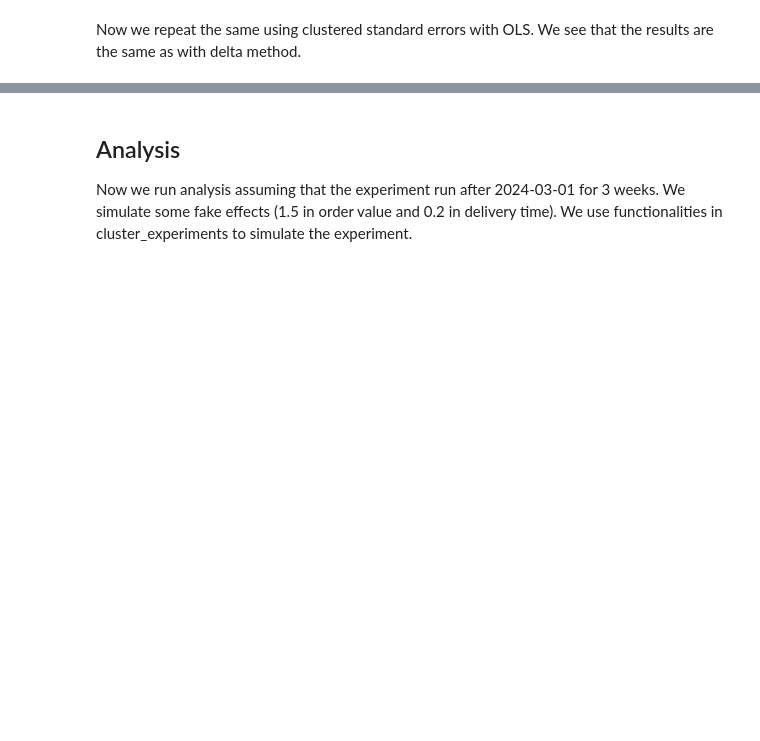
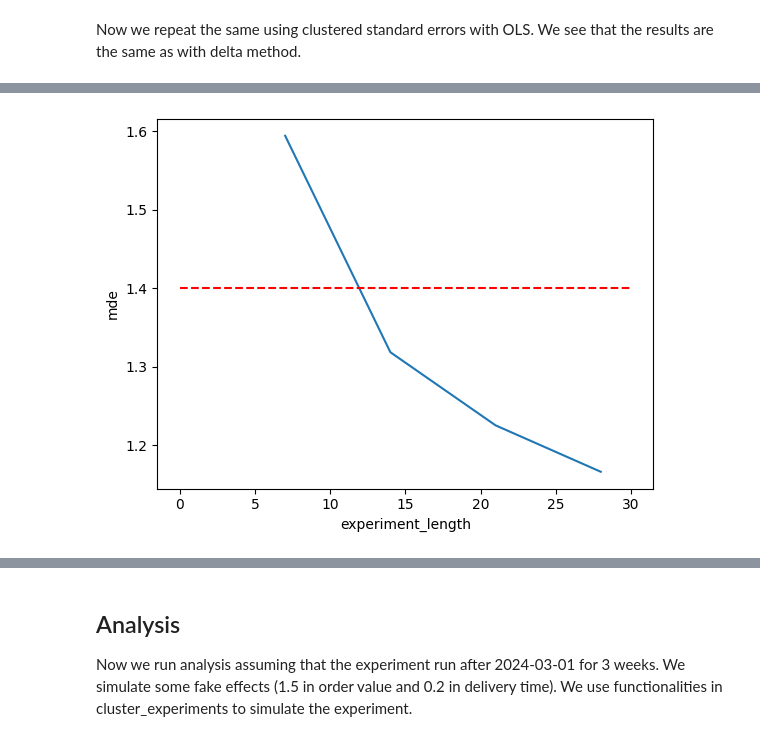
Before and after one commit to david26694/cluster-experiments, a Jupyter notebook: docs/e2e_mde_delta.ipynb, the cells around one changed output, grey strips where cells are left out. Drawn from its saved outputs; the diff is of its cells as text; code cells hidden in the pictures; blank space fills up the shorter version.

```diff
--- a/docs/e2e_mde_delta.ipynb
+++ b/docs/e2e_mde_delta.ipynb
@@ -288,2 +361,6 @@ plot_mdes(mdes_cupac, y_value=mde_value, x_lim=30)
+# %%
+plot_mdes(mde_cupac_ols, y_value=mde_value, x_lim=30)
+# %% [output]
+[figure, added]
 # %%
 get_length_print(mdes_cupac, mde_value)
```
Also changed, not shown: parts of 28 cells of this notebook, 5 other files.
